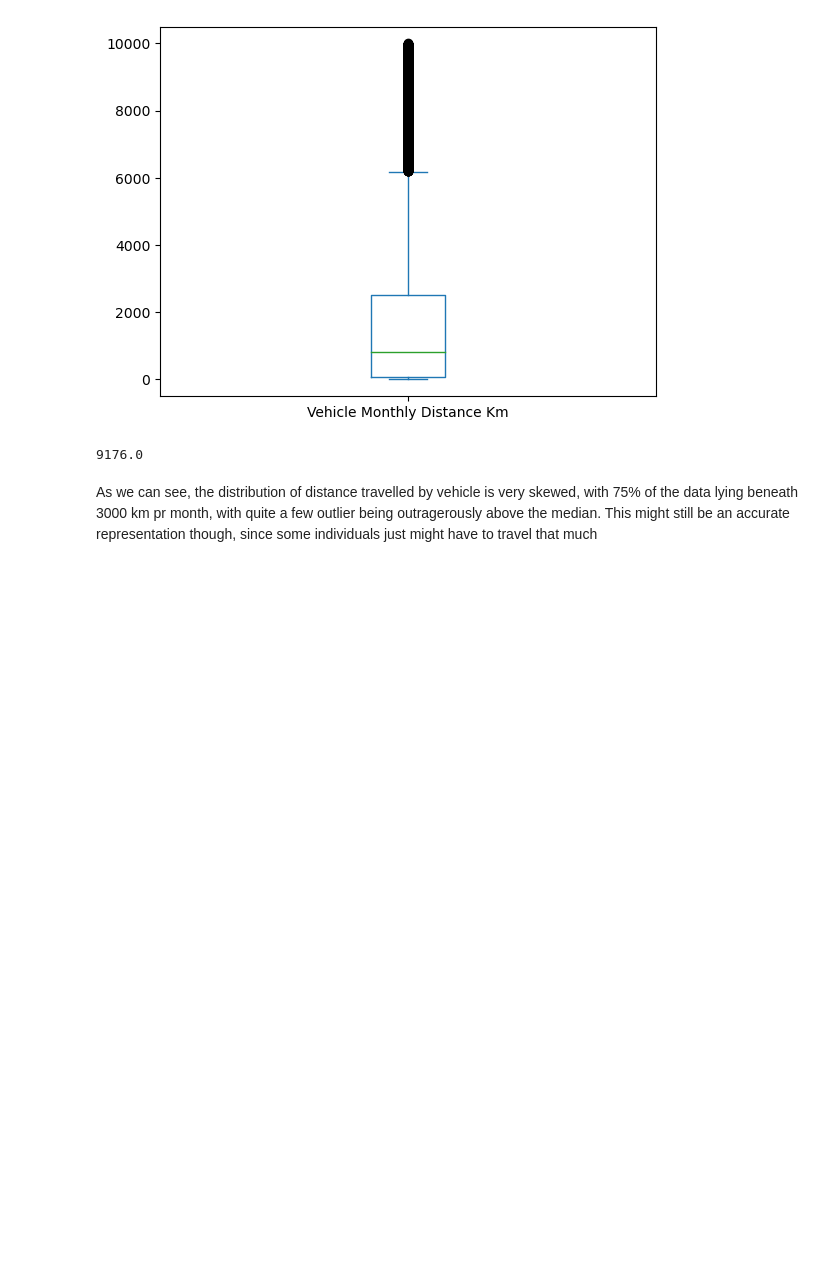
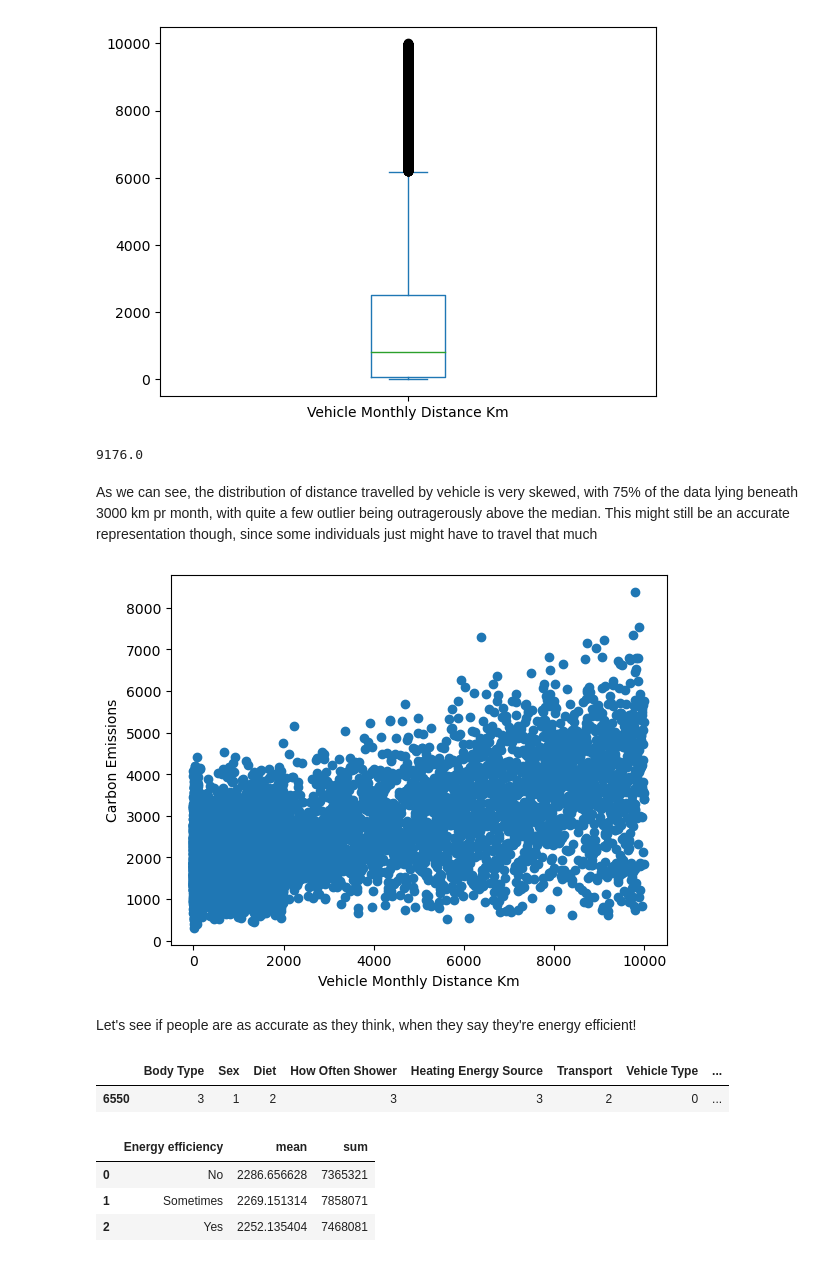
Before and after one commit to cph-oo221/Dat4-BI-Exam, a Jupyter notebook: Main.ipynb, the cells around one changed output. Saved outputs shown, nothing was run; the diff lists cells and outputs as text; code cells hidden in the pictures; blank space fills up the shorter version.

```diff
--- a/Main.ipynb
+++ b/Main.ipynb
@@ -209,3 +270,28 @@ df_nums['Vehicle Monthly Distance Km'].max() - med
 9176.0
 # %% [markdown]
 As we can see, the distribution of distance travelled by vehicle is very skewed, with 75% of the data lying beneath 3000 km pr month, with quite a few outlier being outragerously above the median. This might still be an accurate representation though, since some individuals just might have to travel that much
+# %%
+plt.xlabel('Vehicle Monthly Distance Km')
+plt.ylabel('Carbon Emissions')
+plt.scatter(df_numeric['Vehicle Monthly Distance Km'], df_numeric['CarbonEmission'])
+plt.show()
+# %% [output]
+[figure, added]
+# %% [markdown]
+Let's see if people are as accurate as they think, when they say they're energy efficient!
+# %%
+test = df_numeric.iloc[[6550]]
+test
+# %% [output]
+|  | Body Type | Sex | Diet | How Often Shower | Heating Energy Source | Transport | Vehicle Type | ... |
+| 6550 | 3 | 1 | 2 | 3 | 3 | 2 | 0 | ... |
+# %%
+grouped_data = df.groupby('Energy efficiency')
+
+grouped = df.groupby('Energy efficiency')['CarbonEmission'].agg(['mean', 'sum']).reset_index()
+grouped
+# %% [output]
+|  | Energy efficiency | mean | sum |
+| 0 | No | 2286.656628 | 7365321 |
+| 1 | Sometimes | 2269.151314 | 7858071 |
+| 2 | Yes | 2252.135404 | 7468081 |
```
Also changed, not shown: parts of 16 cells of this notebook.
